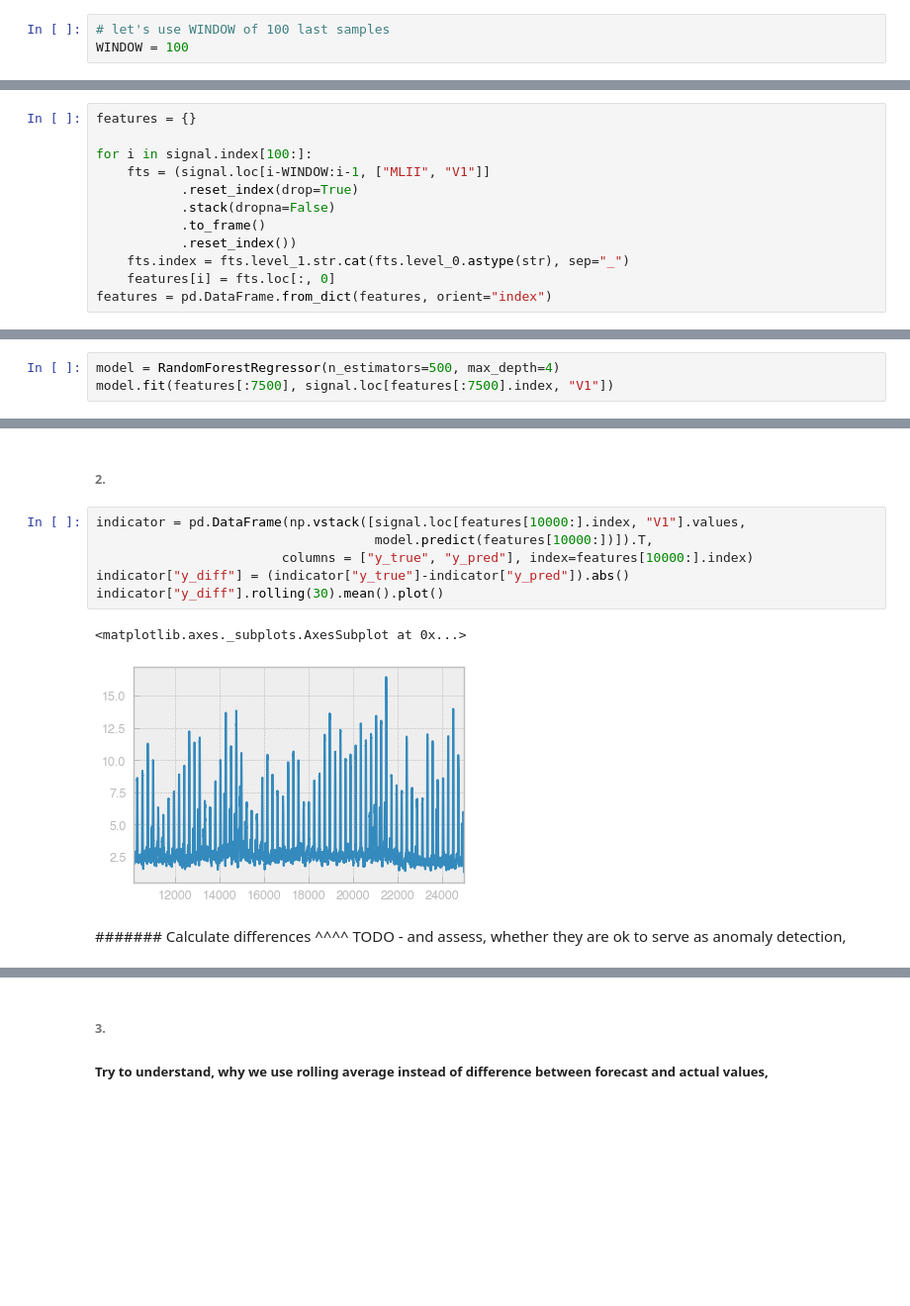
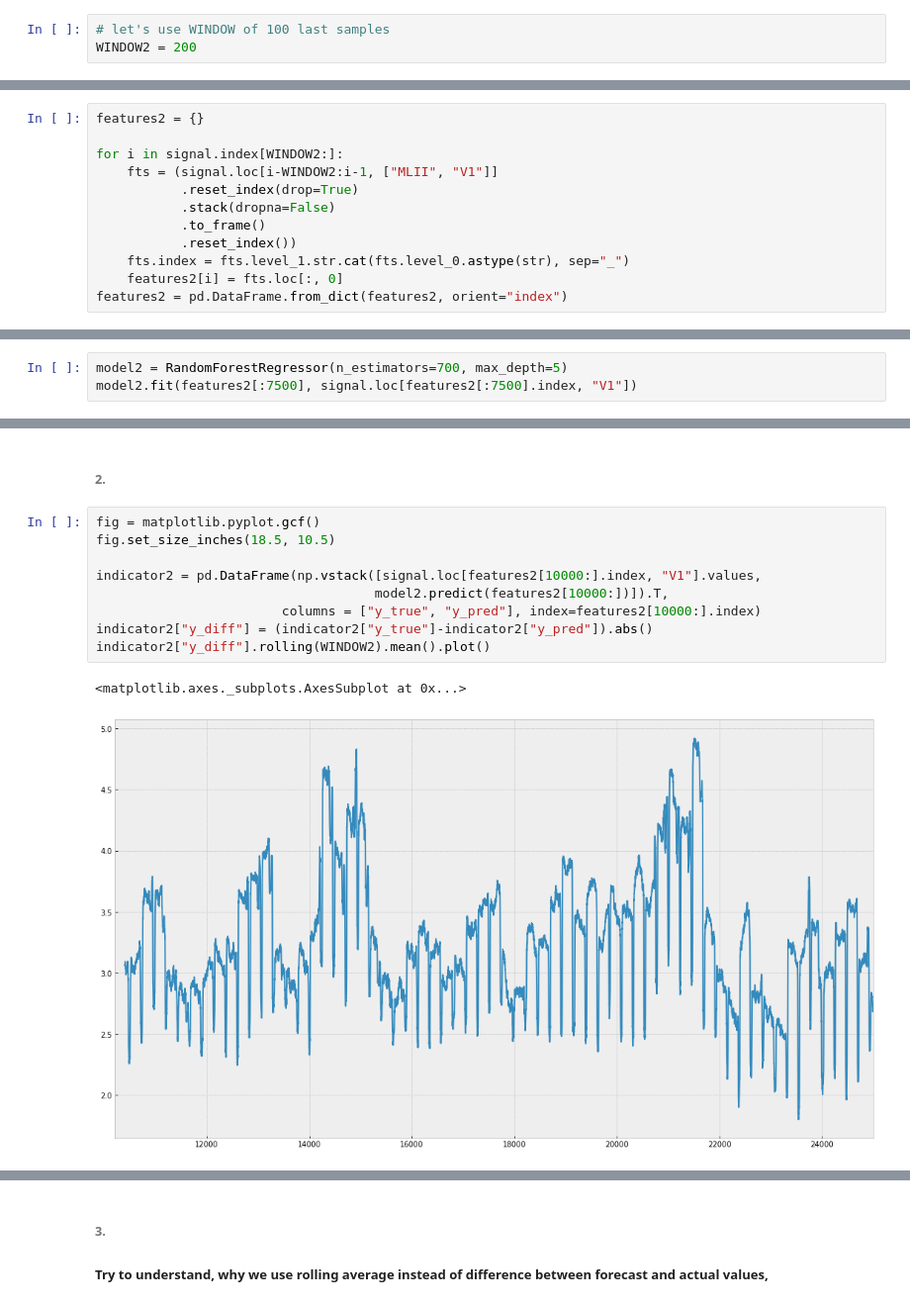
Before and after one commit to yaarams/yandex, a Jupyter notebook: Tzipi Zanyovka - Anomaly_detection_in_time_series.ipynb, the cells around one changed output, grey strips where cells are left out. Shown at 99% size. Saved outputs shown, nothing was run; the diff lists cells and outputs as text; blank space fills up the shorter version.

```diff
--- a/Tzipi Zanyovka - Anomaly_detection_in_time_series.ipynb
+++ b/Tzipi Zanyovka - Anomaly_detection_in_time_series.ipynb
@@ -497,21 +527,21 @@ Now, by thresholding the rolling averages difference between forecast and actual
 ###### 1.
 # %%
 # let's use WINDOW of 100 last samples
-WINDOW = 100
+WINDOW2 = 200
 # %%
 train_signal = mit[:50000]
 cv_signal = mit[:50100]
 test_signal = mit[50100:100000]
 signal = mit[:25000]
 # %%
-features = {}
+features2 = {}
 
-for i in signal.index[100:]:
-    fts = (signal.loc[i-WINDOW:i-1, ["MLII", "V1"]]
+for i in signal.index[WINDOW2:]:
+    fts = (signal.loc[i-WINDOW2:i-1, ["MLII", "V1"]]
            .reset_index(drop=True)
            .stack(dropna=False)
            .to_frame()
            .reset_index())
     fts.index = fts.level_1.str.cat(fts.level_0.astype(str), sep="_")
-    features[i] = fts.loc[:, 0]
-features = pd.DataFrame.from_dict(features, orient="index")
+    features2[i] = fts.loc[:, 0]
+features2 = pd.DataFrame.from_dict(features2, orient="index")
@@ -528,4 +564,4 @@ features.head()
 # %%
-model = RandomForestRegressor(n_estimators=500, max_depth=4)
-model.fit(features[:7500], signal.loc[features[:7500].index, "V1"])
+model2 = RandomForestRegressor(n_estimators=700, max_depth=5)
+model2.fit(features2[:7500], signal.loc[features2[:7500].index, "V1"])
 # %% [output]
@@ -550,14 +588,14 @@ plt.plot(model.predict(features[10000:]))
 # %% [markdown]
 ###### 2.
 # %%
-indicator = pd.DataFrame(np.vstack([signal.loc[features[10000:].index, "V1"].values,
-                                    model.predict(features[10000:])]).T,
-                        columns = ["y_true", "y_pred"], index=features[10000:].index)
-indicator["y_diff"] = (indicator["y_true"]-indicator["y_pred"]).abs()
-indicator["y_diff"].rolling(30).mean().plot()
+fig = matplotlib.pyplot.gcf()
+fig.set_size_inches(18.5, 10.5)
+
+indicator2 = pd.DataFrame(np.vstack([signal.loc[features2[10000:].index, "V1"].values,
+                                    model2.predict(features2[10000:])]).T,
+                        columns = ["y_true", "y_pred"], index=features2[10000:].index)
+indicator2["y_diff"] = (indicator2["y_true"]-indicator2["y_pred"]).abs()
+indicator2["y_diff"].rolling(WINDOW2).mean().plot()
 # %% [output]
 <matplotlib.axes._subplots.AxesSubplot at 0x...>
-[figure, old version]
+[figure, new version]
-# %% [markdown]
-####### Calculate differences ^^^^
-TODO - and assess, whether they are ok to serve as anomaly detection,
```
Also changed, not shown: parts of 42 cells of this notebook.
